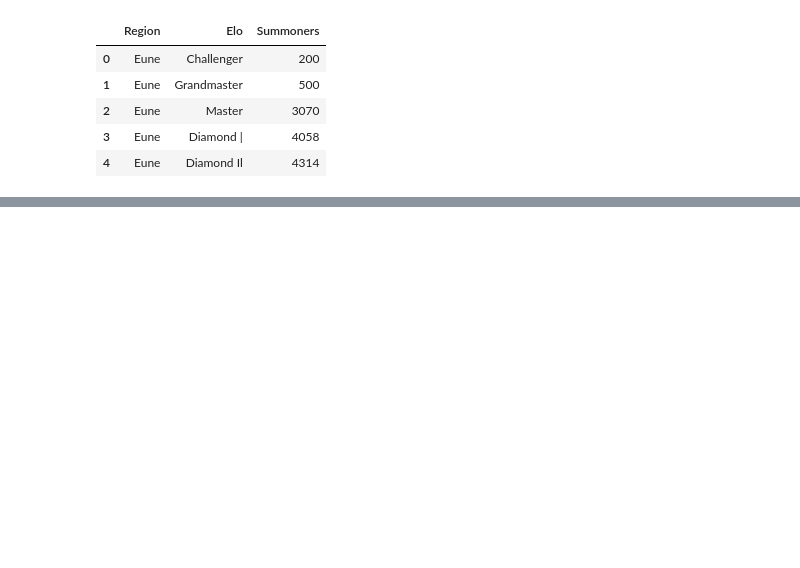
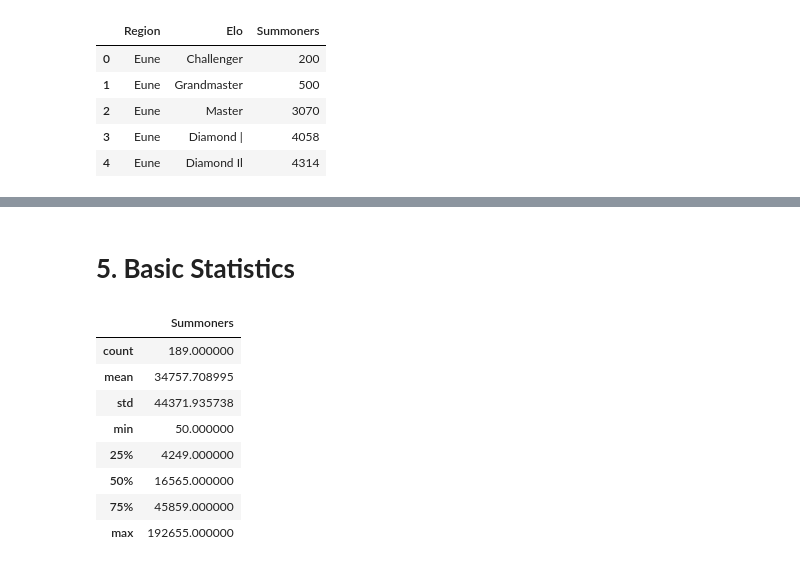
Before and after one commit to YulianaVega1/DataVisualization, a Jupyter notebook: Project2.ipynb, the cells around one changed output, grey strips where cells are left out. Saved outputs shown, nothing was run; the diff lists cells and outputs as text; code cells hidden in the pictures; blank space fills up the shorter version.

```diff
--- a/Project2.ipynb
+++ b/Project2.ipynb
@@ -86,0 +113,16 @@ dd = d
+# %% [markdown]
+# **5. Basic Statistics**
+# %%
+# By variable
+
+dd[['Summoners']].describe()
+# %% [output]
+|  | Summoners |
+| count | 189.000000 |
+| mean | 34757.708995 |
+| std | 44371.935738 |
+| min | 50.000000 |
+| 25% | 4249.000000 |
+| 50% | 16565.000000 |
+| 75% | 45859.000000 |
+| max | 192655.000000 |
```
Also changed, not shown: parts of 18 cells of this notebook.
